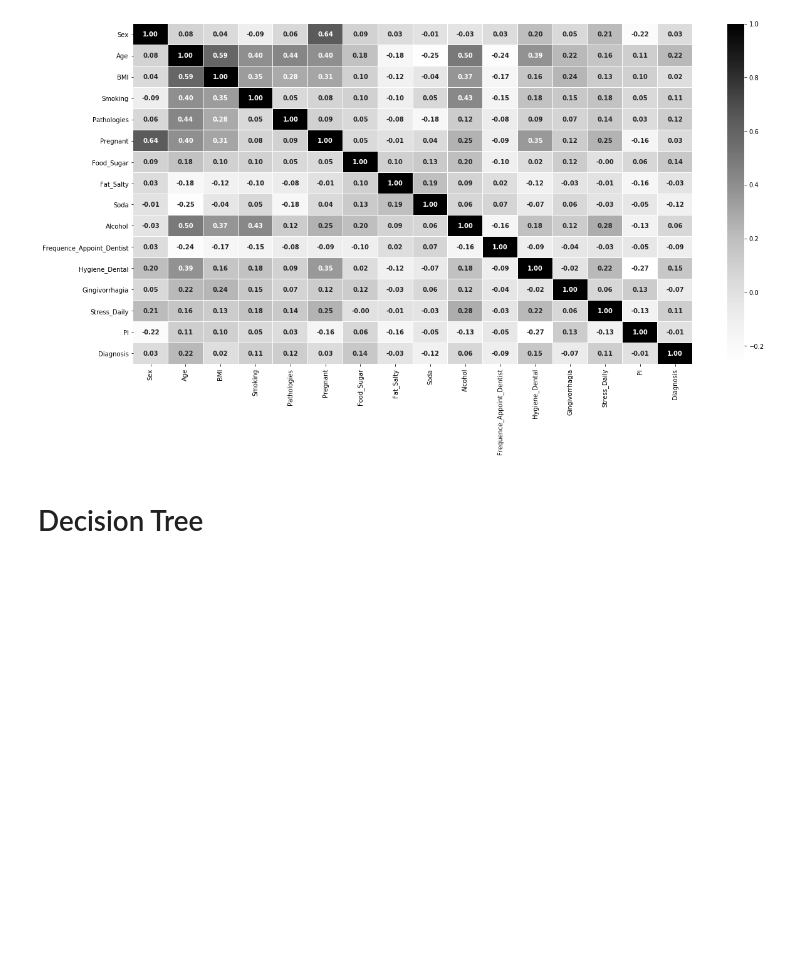
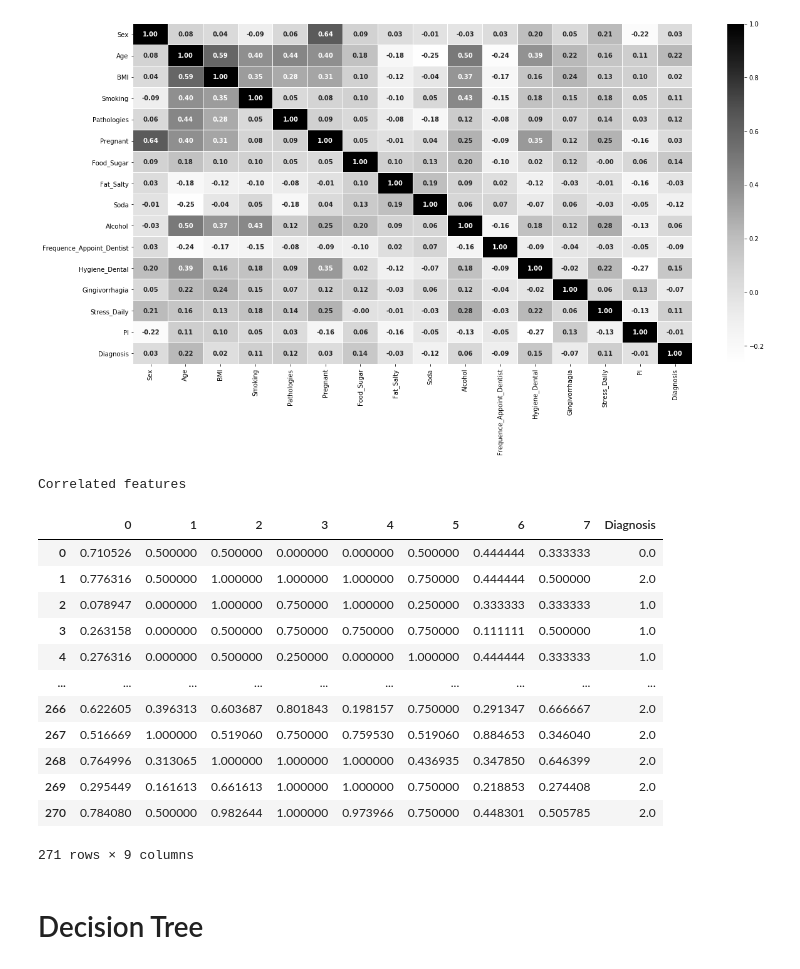
Before and after one commit to abbasumair-au/tooth-disease-prediction-CHU-data, a Jupyter notebook: Periodontitis_diagnosis.ipynb, the cells around one changed output. Saved outputs shown, nothing was run; the diff lists cells and outputs as text; code cells hidden in the pictures; blank space fills up the shorter version.

```diff
--- a/Periodontitis_diagnosis.ipynb
+++ b/Periodontitis_diagnosis.ipynb
@@ -205,6 +199,9 @@ def data_select(i):
     if i == 2:
         data1 = pca_process()  # using data reduced dimension from PCA
         print('PCA process')
+    if i == 3:
+        data1 = over_sampling()
+        print('Data balanced')
     data1 = data1.dropna(axis=0)
     return data1
 # %%
@@ -221,6 +218,29 @@ def pca_process():
     data2 = pd.DataFrame(np.hstack([X_train_pca, y_pca]))
     data2 = data2.rename(columns={number_components: 'Diagnosis'})
     return data2
+# %%
+def over_sampling():
+    data1 = data_select(1) #we only use correlated features
+    smote = SMOTE('minority')
+    x_smote, y_smote =smote.fit_sample(data1.loc[:, data1.columns != 'Diagnosis'], data1.loc[:, ['Diagnosis']])
+    data2 = pd.DataFrame(np.hstack([x_smote, y_smote]))
+    data2 = data2.rename(columns={8: 'Diagnosis'})
+    return data2
+# %% [output]
+Correlated features
+|  | 0 | 1 | 2 | 3 | 4 | 5 | 6 | 7 | Diagnosis |
+| 0 | 0.710526 | 0.500000 | 0.500000 | 0.000000 | 0.000000 | 0.500000 | 0.444444 | 0.333333 | 0.0 |
+| 1 | 0.776316 | 0.500000 | 1.000000 | 1.000000 | 1.000000 | 0.750000 | 0.444444 | 0.500000 | 2.0 |
+| 2 | 0.078947 | 0.000000 | 1.000000 | 0.750000 | 1.000000 | 0.250000 | 0.333333 | 0.333333 | 1.0 |
+| 3 | 0.263158 | 0.000000 | 0.500000 | 0.750000 | 0.750000 | 0.750000 | 0.111111 | 0.500000 | 1.0 |
+| 4 | 0.276316 | 0.000000 | 0.500000 | 0.250000 | 0.000000 | 1.000000 | 0.444444 | 0.333333 | 1.0 |
+| ... | ... | ... | ... | ... | ... | ... | ... | ... | ... |
+| 266 | 0.622605 | 0.396313 | 0.603687 | 0.801843 | 0.198157 | 0.750000 | 0.291347 | 0.666667 | 2.0 |
+| 267 | 0.516669 | 1.000000 | 0.519060 | 0.750000 | 0.759530 | 0.519060 | 0.884653 | 0.346040 | 2.0 |
+| 268 | 0.764996 | 0.313065 | 1.000000 | 1.000000 | 1.000000 | 0.436935 | 0.347850 | 0.646399 | 2.0 |
+| 269 | 0.295449 | 0.161613 | 0.661613 | 1.000000 | 1.000000 | 0.750000 | 0.218853 | 0.274408 | 2.0 |
+| 270 | 0.784080 | 0.500000 | 0.982644 | 1.000000 | 0.973966 | 0.750000 | 0.448301 | 0.505785 | 2.0 |
+271 rows × 9 columns
 # %% [markdown]
 # Decision Tree
 # %%
```
Also changed, not shown: parts of 18 cells of this notebook.
